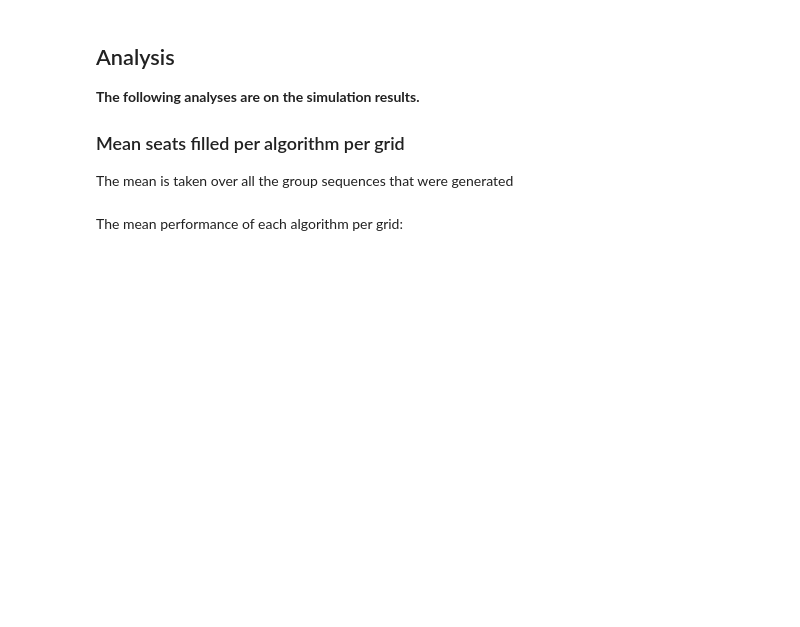
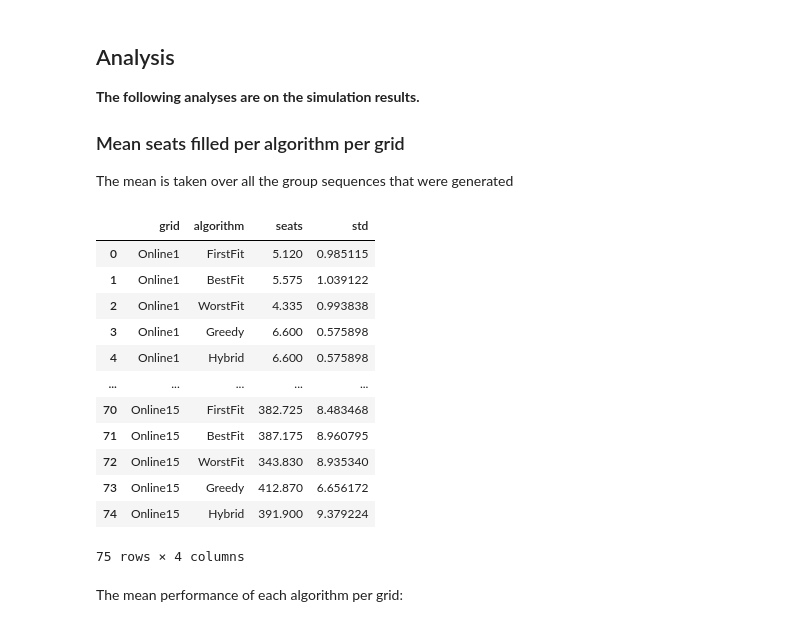
Before and after one commit to Martijn-Sturm/cinema_project, a Jupyter notebook: run_online_tests.ipynb, the cells around one changed output. Drawn from its saved outputs; the diff is of its cells as text; code cells hidden in the pictures; blank space fills up the shorter version.

```diff
--- a/run_online_tests.ipynb
+++ b/run_online_tests.ipynb
@@ -145,4 +131,18 @@ df_sim_std = df_sim.groupby(['grid']).std().reset_index().melt(id_vars='grid', v
 # %%
 df_sim_comb = df_sim_mean.merge(df_sim_std, on=['grid', 'algorithm']).set_index('grid')
 df_sim_comb = df_sim_comb.loc[grid_order].reset_index()
-# df_sim_comb
+df_sim_comb
+# %% [output]
+|  | grid | algorithm | seats | std |
+| 0 | Online1 | FirstFit | 5.120 | 0.985115 |
+| 1 | Online1 | BestFit | 5.575 | 1.039122 |
+| 2 | Online1 | WorstFit | 4.335 | 0.993838 |
+| 3 | Online1 | Greedy | 6.600 | 0.575898 |
+| 4 | Online1 | Hybrid | 6.600 | 0.575898 |
+| ... | ... | ... | ... | ... |
+| 70 | Online15 | FirstFit | 382.725 | 8.483468 |
+| 71 | Online15 | BestFit | 387.175 | 8.960795 |
+| 72 | Online15 | WorstFit | 343.830 | 8.935340 |
+| 73 | Online15 | Greedy | 412.870 | 6.656172 |
+| 74 | Online15 | Hybrid | 391.900 | 9.379224 |
+75 rows × 4 columns
```
Also changed, not shown: parts of 10 cells of this notebook, 8 other files.
